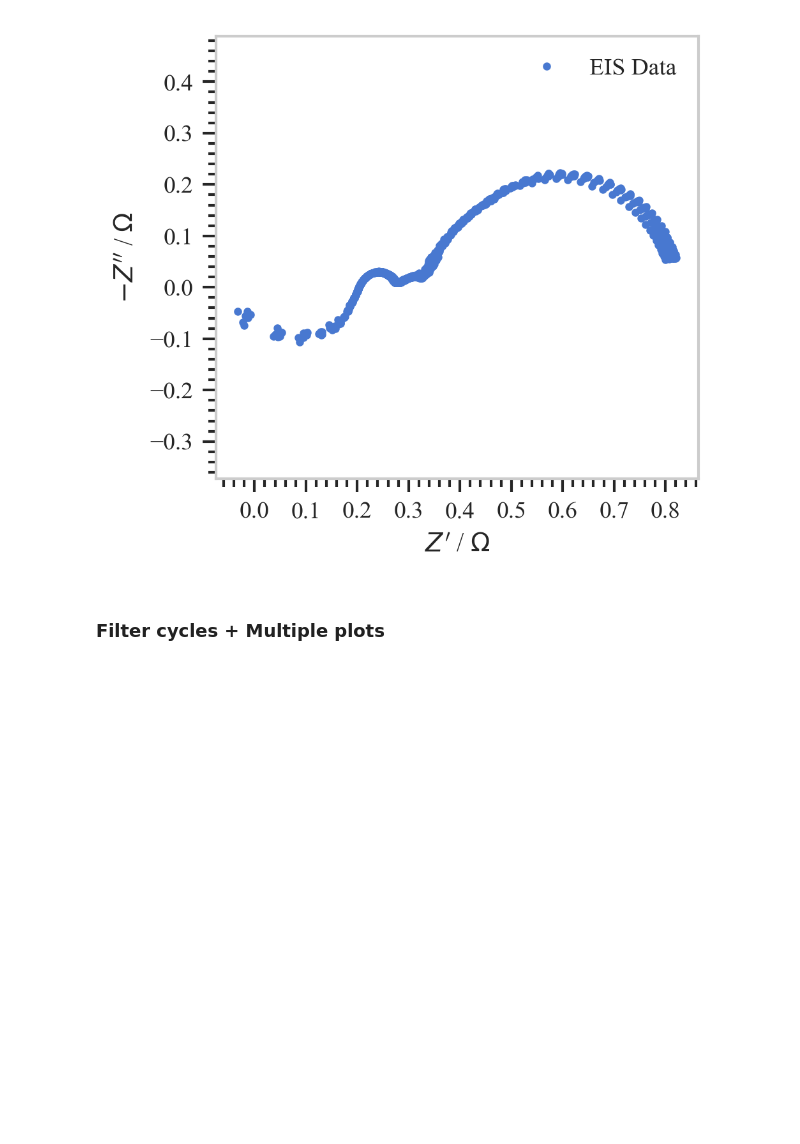
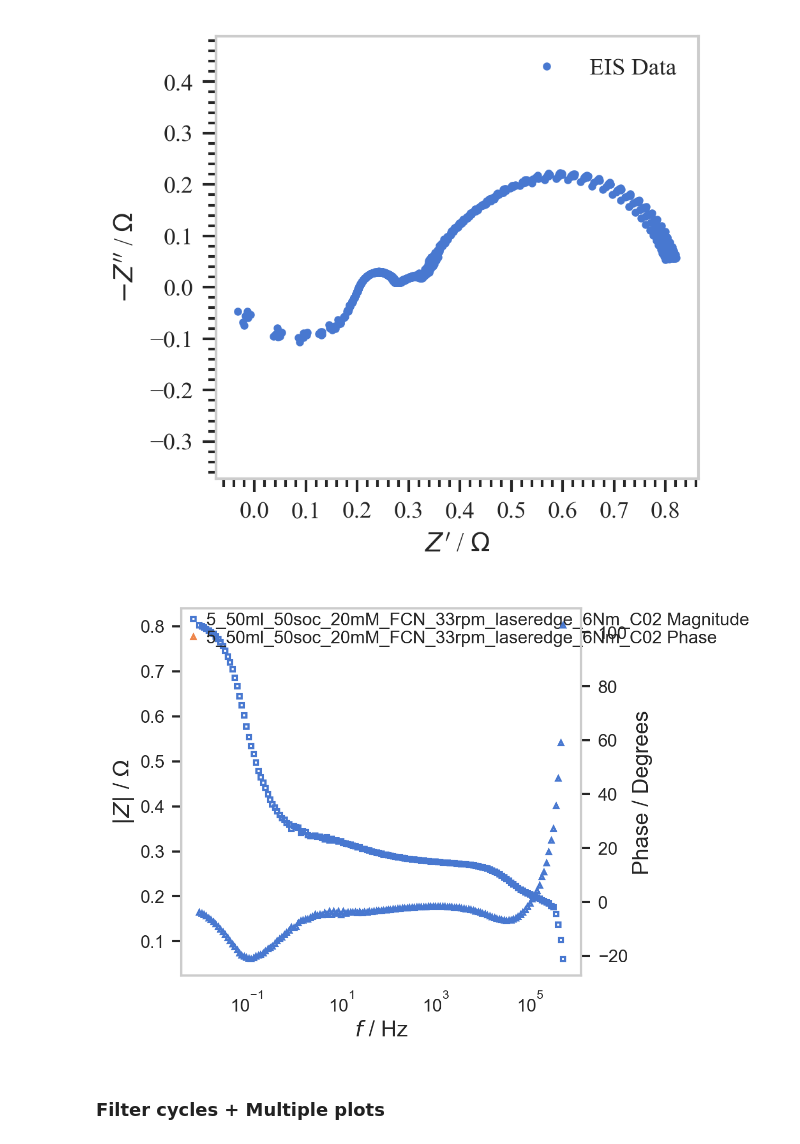
Before and after one commit to ESaundersNano/redoxED, a Jupyter notebook: notebooks/002_test_plotting.ipynb, the cells around one changed output. Cells and saved outputs as stored; diff of their text form; code cells hidden in the pictures; blank space fills up the shorter version.

```diff
--- a/notebooks/002_test_plotting.ipynb
+++ b/notebooks/002_test_plotting.ipynb
@@ -42,6 +82,35 @@ data_plot.ax.legend()
 display(data_plot.fig)
 # %% [output]
 [figure]
+# %%
+fpath = r"C:\Users\es758\OneDrive - University of Cambridge\PhD\Results\Electrochemistry\Full Cell 3\2025.03.21 FB1_FCN_KCl_E620K_GFDB0_B3lasercen\5_50ml_50soc_20mM_FCN_33rpm_laseredge_6Nm_C02.mpr"
+
+ECData_object = BiologicLoader().load_data(fpath=fpath)
+ECData_object.df = ECData_object.filter_by_col("cycle number", lambda value: value == 1)
+EISData_object = ECData_object.to_EISData()
+
+data_plot = BodePlot(figsize=(3.25, 3), dpi=300)
+
+
+data_plot.add_plot(EISData_object, label = EISData_object.label, linestyle = "", markersize = 2)
+
+### Plot formatting
+## Ensure ratio equal
+# data_plot.ax.set_aspect("equal", adjustable="datalim")  # if enable, overall fig size will be strictly enforced, but x and y limits will be overwritten.
+# data_plot.ax.set_aspect('equal',adjustable='box') # if enable this, fig size will get overwritten, at least in y, but can set x and y lim.
+## Cropping
+# data_plot.ax.set_ylim([0.01, None]) # Use invisible points if not achieving desired ax limits
+## Embellishments
+# data_plot.add_major_ticks(spacing_y = 0.1)
+# data_plot.add_minor_ticks(number_y = 5)
+# data_plot.ax.grid(True)
+# data_plot.ax.legend()
+data_plot.ax.legend(ncols = 1, bbox_to_anchor=(0., 1), loc="upper left", fontsize = 8) # manual legend settings
+
+
+display(data_plot.fig)
+# %% [output]
+[figure, added]
 # %% [markdown]
 ### Filter cycles + Multiple plots
 # %%
```
Also changed, not shown: parts of 2 cells of this notebook, 30 other files.
